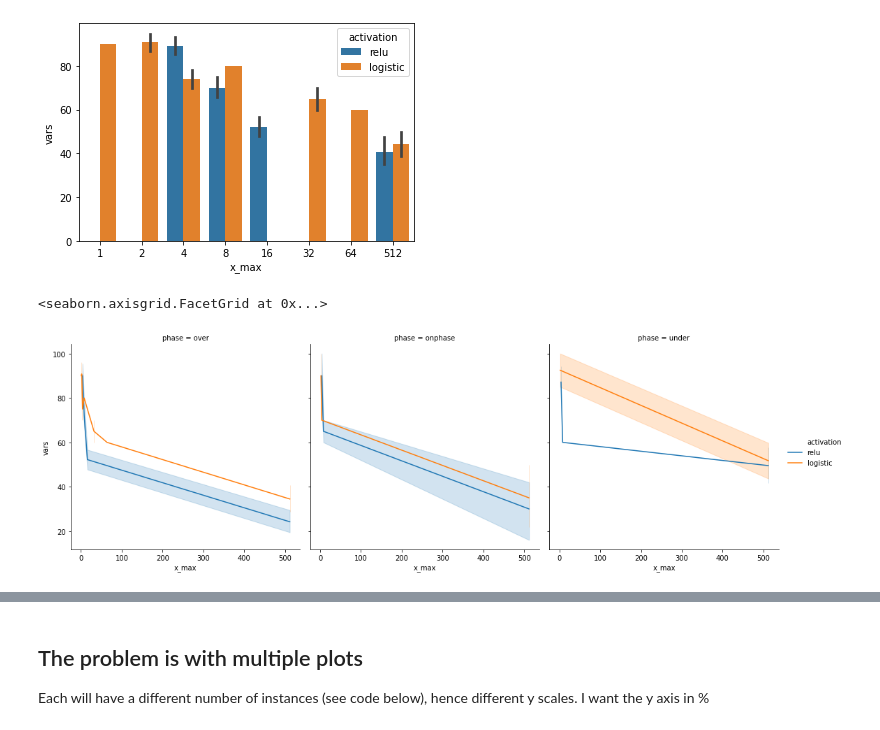
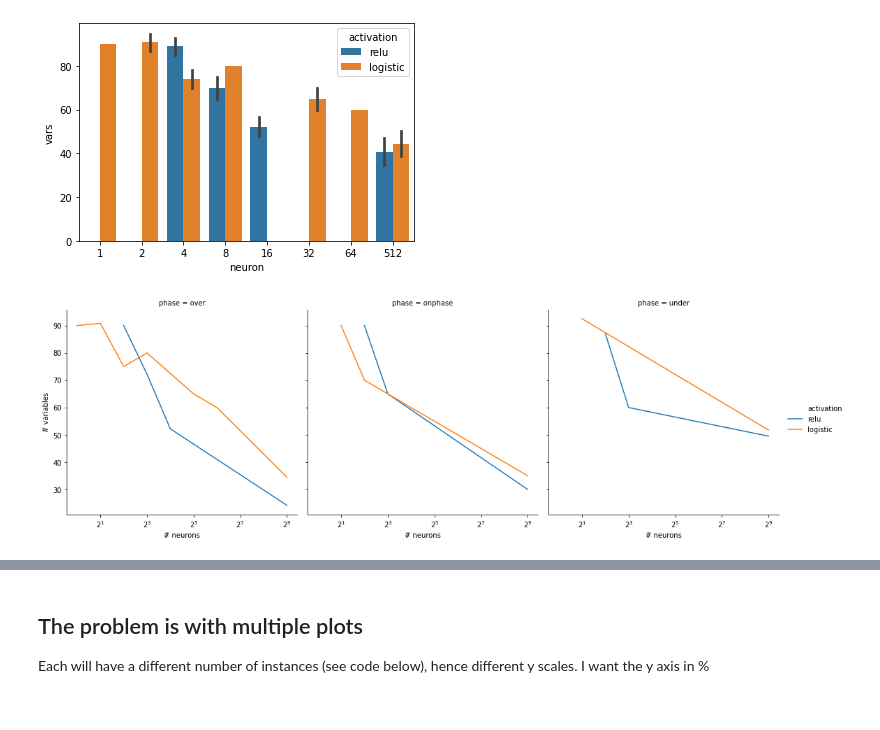
Before and after one commit to andertavares/mlbf, a Jupyter notebook: notebooks/Analysis_learn-vs-sat.ipynb, the cells around one changed output, grey strips where cells are left out. Saved outputs shown, nothing was run; the diff lists cells and outputs as text; code cells hidden in the pictures.

```diff
--- a/notebooks/Analysis_learn-vs-sat.ipynb
+++ b/notebooks/Analysis_learn-vs-sat.ipynb
@@ -66,10 +45,6 @@ Name: #neurons, dtype: float64
 # %%
+import numpy as np
+
 df2 = df.where(df.sampler=='unigen').groupby('formula', sort=False, as_index=False).last()['#neurons'].value_counts(normalize=True,sort=False)
-idx = df2.index
-vls = df2.values
+x = df2.index[np.argsort(df2.index)]
+y = df2.values[np.argsort(df2.index)]
-# %%
-import numpy as np
-idx1 = np.argsort(idx)
-x = idx[idx1]
-y = vls[idx1]
-print(x,y)
@@ -142,8 +115,8 @@ for f in tqdm(glob(f'{base_dir}/**/*.csv',recursive=True)):
   y = df2.values[idx]
   reg['x'] = np.int64(x)
   reg['y'] = y.astype('float')
-  reg['x_max'] = np.int64(x[np.argmax(y)])
-  reg['y_max'] = np.float(y[np.argmax(y)])
+  reg['neuron'] = np.int64(x[np.argmax(y)])
+  reg['prob_neuron'] = np.float(y[np.argmax(y)])
   #print(reg)
   all_data.append(reg)
 
@@ -176,9 +149,12 @@ sns.barplot(x='x_max', y='vars',hue='activation', data=dt_out)
 <matplotlib.axes._subplots.AxesSubplot at 0x...>
 [figure]
 # %%
-sns.relplot(x="x_max", y="vars",
-                 col="phase", hue="activation",
+grid = sns.relplot(x="neuron", y="vars",
+                 col="phase", hue="activation", err_style=None,
                  kind="line", data=dt_out)
+grid.set(xlabel='# neurons', ylabel='# variables')
+
+for ax in grid.axes.flat:
+    ax.set_xscale('log', basex=2)
 # %% [output]
-<seaborn.axisgrid.FacetGrid at 0x...>
-[figure, old version]
+[figure, new version]
```
Also changed, not shown: parts of 8 cells of this notebook.
